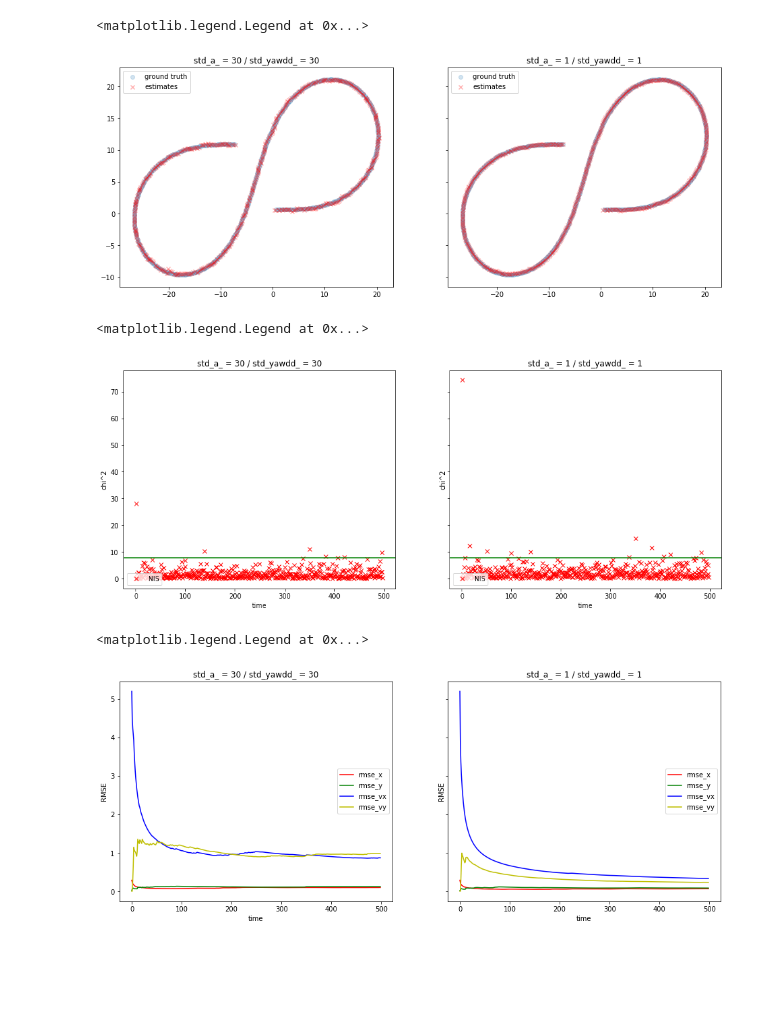
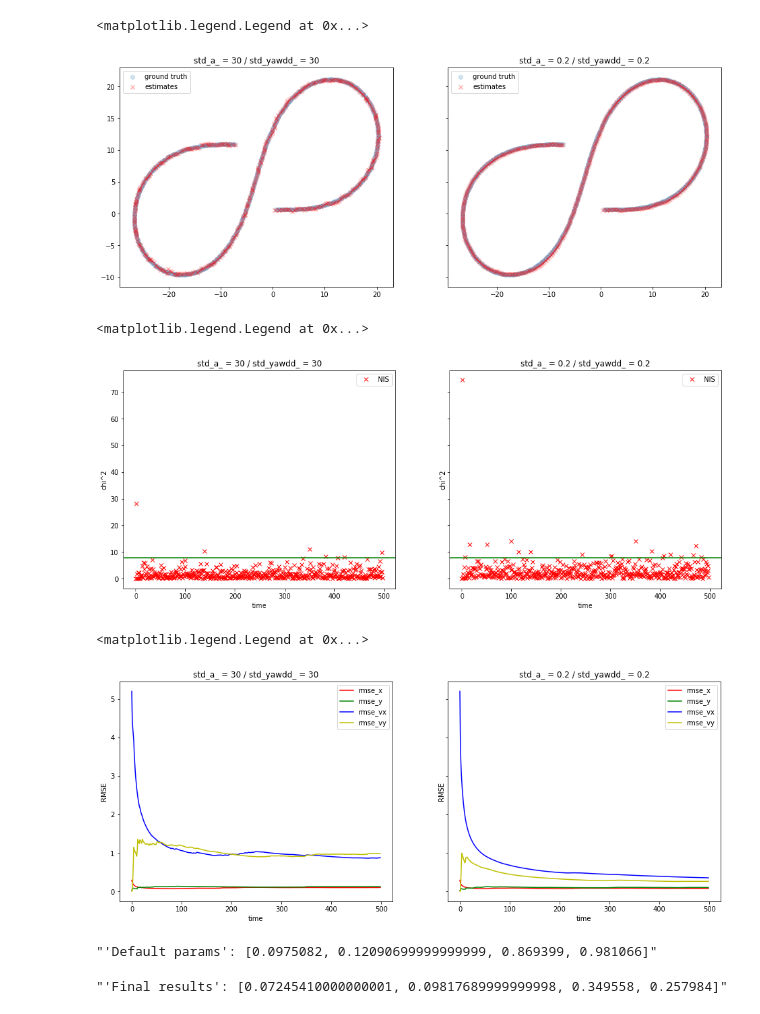
Before and after one commit to volkodava/CarND-Unscented-Kalman-Filter-Project, a Jupyter notebook: data_analysis.ipynb, the cells around one changed output. Drawn from its saved outputs; the diff is of its cells as text; code cells hidden in the pictures; blank space fills up the shorter version.

Commit message:
updated python notebook. parameters tuned.

```diff
--- a/data_analysis.ipynb
+++ b/data_analysis.ipynb
@@ -6,7 +6,10 @@ import pandas as pd
 plt.rcParams['figure.figsize'] = (16, 6)
 # %%
 df_default = pd.read_csv('data/dataset_default_vals.csv', sep='\\t', engine='python')
-df_tuned = pd.read_csv('data/dataset_1_1_vals.csv', sep='\\t', engine='python')
+df_tuned = pd.read_csv('data/dataset_tuned_vals.csv', sep='\\t', engine='python')
+# %%
+df_default_title = "std_a_ = 30 / std_yawdd_ = 30"
+df_tuned_title = "std_a_ = 0.2 / std_yawdd_ = 0.2"
 # %%
 df_default[:2]
 # %% [output]
@@ -17,62 +20,72 @@ df_default[:2]
 fig, (ax1, ax2) = plt.subplots(1, 2, sharex=True, sharey=True)
 
 df = df_default
-ax1.set_title('std_a_ = 30 / std_yawdd_ = 30')
+ax1.set_title(df_default_title)
 ax1.scatter(df["px_gt"], df["py_gt"], alpha=0.2, label="ground truth")
 ax1.scatter(df["pos1_est"], df["pos2_est"], alpha=0.3, marker='x', c='r', label="estimates")
 ax1.legend(loc='upper left')
 
 df = df_tuned
-ax2.set_title('std_a_ = 1 / std_yawdd_ = 1')
+ax2.set_title(df_tuned_title)
 ax2.scatter(df["px_gt"], df["py_gt"], alpha=0.2, label="ground truth")
 ax2.scatter(df["pos1_est"], df["pos2_est"], alpha=0.3, marker='x', c='r', label="estimates")
 ax2.legend(loc='upper left')
 # %% [output]
 <matplotlib.legend.Legend at 0x...>
-[figure, old version]
+[figure, new version]
 # %%
 fig, (ax1, ax2) = plt.subplots(1, 2, sharex=True, sharey=True)
 
 df = df_default
-ax1.set_title('std_a_ = 30 / std_yawdd_ = 30')
+ax1.set_title(df_default_title)
 ax1.plot(df['NIS'], 'rx')
 ax1.axhline(7.8, color='g')
 ax1.set_xlabel('time')
 ax1.set_ylabel('chi^2')
-ax1.legend(loc='lower left')
+ax1.legend(loc='upper right')
 
 df = df_tuned
-ax2.set_title('std_a_ = 1 / std_yawdd_ = 1')
+ax2.set_title(df_tuned_title)
 ax2.plot(df['NIS'], 'rx')
 ax2.axhline(7.8, color='g')
 ax2.set_xlabel('time')
 ax2.set_ylabel('chi^2')
-ax2.legend(loc='lower left')
+ax2.legend(loc='upper right')
 # %% [output]
 <matplotlib.legend.Legend at 0x...>
-[figure, old version]
+[figure, new version]
 # %%
 fig, (ax1, ax2) = plt.subplots(1, 2, sharex=True, sharey=True)
 
 df = df_default
-ax1.set_title('std_a_ = 30 / std_yawdd_ = 30')
+ax1.set_title(df_default_title)
 ax1.plot(df['rmse_x'], label='rmse_x', color='r')
 ax1.plot(df['rmse_y'], label='rmse_y', color='g')
 ax1.plot(df['rmse_vx'], label='rmse_vx', color='b')
 ax1.plot(df['rmse_vy'], label='rmse_vy', color='y')
 ax1.set_ylabel('RMSE')
 ax1.set_xlabel('time')
-ax1.legend(loc='center right')
+ax1.legend(loc='upper right')
 
 df = df_tuned
-ax2.set_title('std_a_ = 1 / std_yawdd_ = 1')
+ax2.set_title(df_tuned_title)
 ax2.plot(df['rmse_x'], label='rmse_x', color='r')
 ax2.plot(df['rmse_y'], label='rmse_y', color='g')
 ax2.plot(df['rmse_vx'], label='rmse_vx', color='b')
 ax2.plot(df['rmse_vy'], label='rmse_vy', color='y')
 ax2.set_ylabel('RMSE')
 ax2.set_xlabel('time')
-ax2.legend(loc='center right')
+ax2.legend(loc='upper right')
 # %% [output]
 <matplotlib.legend.Legend at 0x...>
-[figure, old version]
+[figure, new version]
+# %%
+"'Default params': [{}, {}, {}, {}]".format(df_default['rmse_x'][df.index[-1]], df_default['rmse_y'][df.index[-1]],
+                              df_default['rmse_vx'][df.index[-1]], df_default['rmse_vy'][df.index[-1]])
+# %% [output]
+"'Default params': [0.0975082, 0.12090699999999999, 0.869399, 0.981066]"
+# %%
+"'Final results': [{}, {}, {}, {}]".format(df_tuned['rmse_x'][df.index[-1]], df_tuned['rmse_y'][df.index[-1]],
+                              df_tuned['rmse_vx'][df.index[-1]], df_tuned['rmse_vy'][df.index[-1]])
+# %% [output]
+"'Final results': [0.07245410000000001, 0.09817689999999998, 0.349558, 0.257984]"
```
Also changed, not shown: parts of 4 cells of this notebook, 4 other files.
